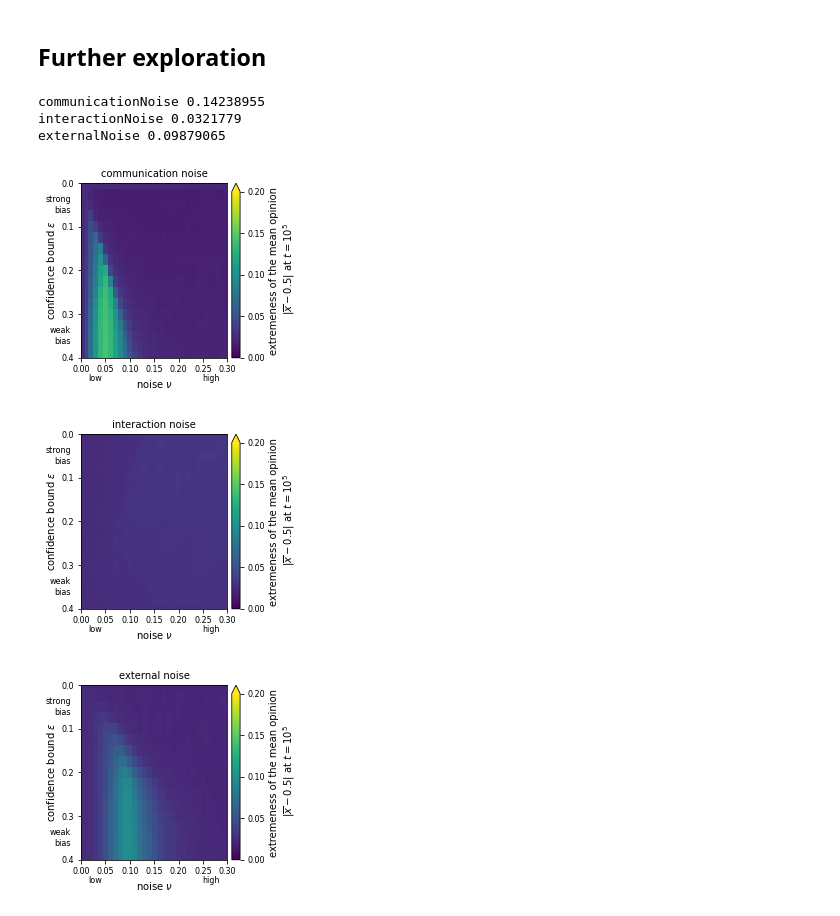
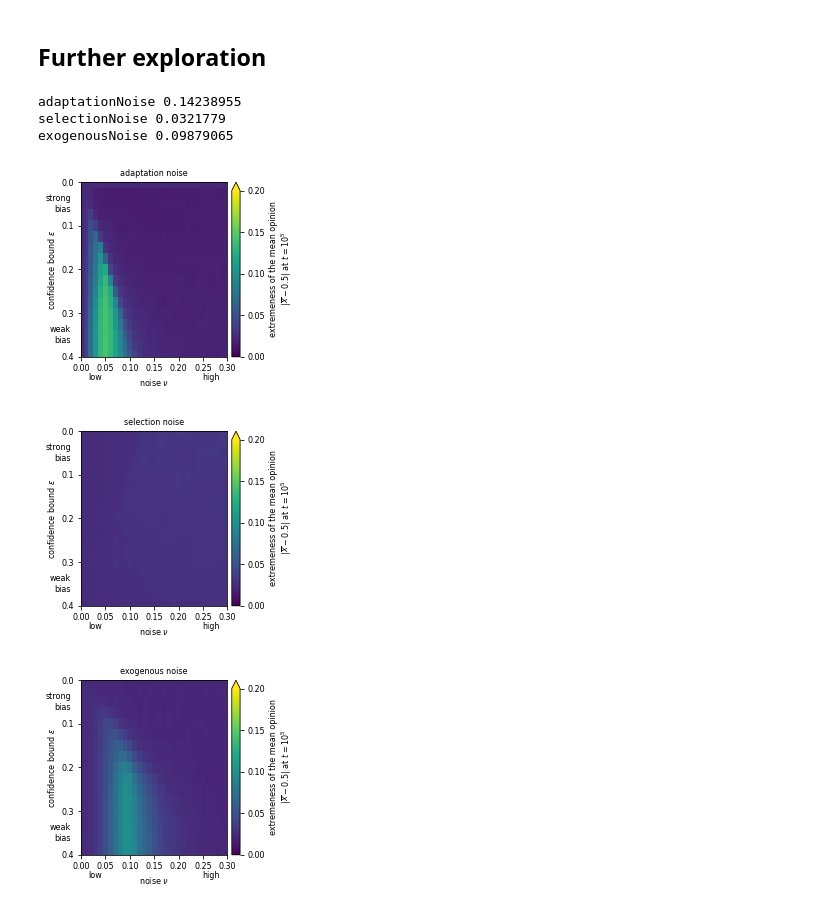
Before and after one commit to PeterSteiglechner/noise-in-OD, a Jupyter notebook: ESM-Figure-S9_meanExtremenss-uniformIC.ipynb, the cells around one changed output. Drawn from its saved outputs; the diff is of its cells as text; code cells hidden in the pictures.

```diff
--- a/ESM-Figure-S9_meanExtremenss-uniformIC.ipynb
+++ b/ESM-Figure-S9_meanExtremenss-uniformIC.ipynb
@@ -23,7 +23,7 @@ plt.rc('legend',fontsize=smallfs)
 plt.rc('xtick', labelsize=smallfs)    # fontsize of the tick labels
 plt.rc('ytick', labelsize=smallfs)    # fontsize of the tick labels
 # %%
-fname = "../../data/ms2-noise/model_highRes_standarduniformInitial_seeds0-1000.ncdf"
+fname = "../../data/ms2_noise-in-OD/model_highRes_ambiguityNoiseuniformInitial_seeds0-1000.ncdf"
 data = xr.open_dataset(fname, engine="netcdf4")
 # %%
 cmap="viridis";
@@ -67,8 +67,8 @@ findfont: Generic family 'sans-serif' not found because none of the following fa
 # %% [markdown]
 ## Further exploration
 # %%
-for noise_type in ["communicationNoise", "interactionNoise", "externalNoise"]:
-    fname = f"../../data/ms2-noise/model_highRes_{noise_type}uniformInitial_seeds0-1000.ncdf"
+for noise_type in ["adaptationNoise", "selectionNoise", "exogenousNoise"]:
+    fname = f"../../data/ms2_noise-in-OD/model_highRes_{noise_type}uniformInitial_seeds0-1000.ncdf"
 
     data = xr.open_dataset(fname, engine="netcdf4")
 
@@ -81,37 +81,37 @@ for noise_type in ["communicationNoise", "interactionNoise", "externalNoise"]:
     if uniformIC:
         cbarlabel = r"extremeness of the mean opinion"+"\n"+r" $|\overline{x}-0.5|$ at $t=10^5$"
     if uniformIC:
         a = abs(a-0.5)
     print(noise_type, a.mean(dim="seed").values.max())
     c=a.mean(dim="seed").plot(ax=ax1, add_colorbar=False, vmax=vmax,vmin=vmin, cmap=cmap)
     cb = plt.colorbar(c, extend=extend, ticks=ticks, shrink=1.0, aspect=20, pad=0.025)
     cb.set_label(cbarlabel, size=smallfs)
     cb.outline.set_edgecolor('k')
     cb.ax.tick_params(labelsize=smallfs)
     cb.outline.set_edgecolor('k')
     ax1.set_xlim(0,0.3)
     ax1.set_ylim(0.4,0.0)
     ax1.set_ylabel(r"confidence bound $\epsilon$", fontsize=smallfs)
     ax1.text(-0.07,0.125,r"weak"+"\n"+r"bias", ha="right", va="center", transform=ax1.transAxes, fontsize=smallfs)
     ax1.text(-0.07,0.875,r"strong"+"\n"+r"bias", ha="right", va="center", transform=ax1.transAxes, fontsize=smallfs)
     ax1.text(0.05, -0.12,r"low", ha="left", va="center", transform=ax1.transAxes, fontsize=smallfs)
     ax1.text(0.95, -0.12,r"high", ha="right", va="center", transform=ax1.transAxes, fontsize=smallfs)
     ax1.set_yticks([0,0.1,0.2,0.3,0.4])
     ax1.set_xlabel(r"noise $\nu$", fontsize=smallfs)
     ax1.set_title(rf"{noise_type[:-5]} noise")
     ax1.tick_params(direction='out')
     ax1.tick_params(bottom=True, left=True)
     for sp in ax1.spines: ax1.spines[sp].set_color("k")
     fig.set_size_inches(9/2.54, 8/2.54, forward=True)
     plt.subplots_adjust(left=0.08*2-0.005, bottom=0.15, top=0.92, right=0.85)
 
     #plt.savefig("figs/meanOp-0.5-abs_ambiguity_uniform.png",dpi=600)
     #plt.savefig("figs/meanOp-0.5-abs_ambiguity_uniform.pdf")
 # %% [output]
-communicationNoise 0.14238955
-interactionNoise 0.0321779
-externalNoise 0.09879065
+adaptationNoise 0.14238955
+selectionNoise 0.0321779
+exogenousNoise 0.09879065
-[figure, old version]
+[figure, new version]
-[figure, old version]
+[figure, new version]
-[figure, old version]
+[figure, new version]
 # %%
```
Also changed, not shown: parts of 1 cell of this notebook, 3 other files.
